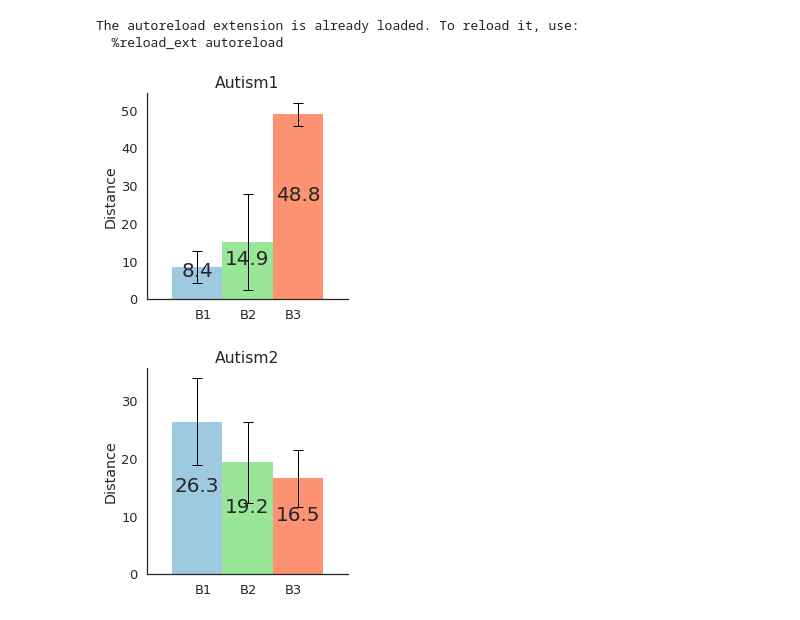
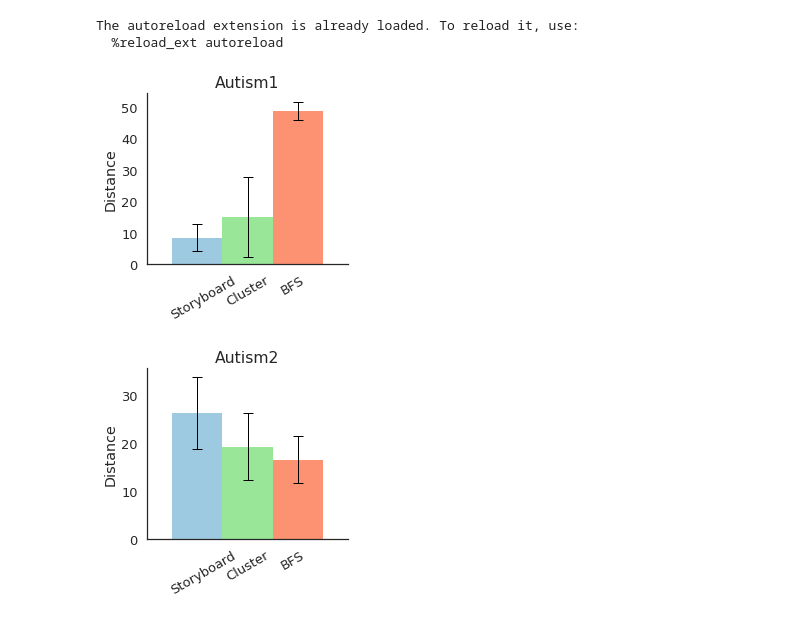
Before and after one commit to dorisjlee/viz-summarization, a Jupyter notebook: ipynb/User Study Results and Paper Statistics.ipynb, the cells around one changed output. Drawn from its saved outputs; the diff is of its cells as text; code cells hidden in the pictures.

```diff
--- a/ipynb/User Study Results and Paper Statistics.ipynb
+++ b/ipynb/User Study Results and Paper Statistics.ipynb
@@ -257,13 +234,17 @@ The autoreload extension is already loaded. To reload it, use:
   %reload_ext autoreload
 # %%
 result = compute_prediction_distances("Prediction1(Autism).csv","Autism1")
-bar_chart(list(result["Distance"].values),list(result["Task"].values),title="Autism1",yErrs=list(result["SD"].values/2.), ytitle="Distance",fixed_ylim=False)
+bar_chart(list(result["Distance"].values),["Storyboard","Cluster","BFS"],title="Autism1",
+          yErrs=list(result["SD"].values/2.), ytitle="Distance", fixed_ylim=False, rotation=30,
+          autolabel_flag =False, filename="Autism1")
 # %% [output]
-[figure, old version]
+[figure, new version]
 # %%
 result = compute_prediction_distances("Prediction2(Autism).csv","Autism2")
-bar_chart(list(result["Distance"].values),list(result["Task"].values),yErrs=list(result["SD"].values/2.),title="Autism2", ytitle="Distance",fixed_ylim=False)
+bar_chart(list(result["Distance"].values),["Storyboard","Cluster","BFS"],title="Autism2",
+          yErrs=list(result["SD"].values/2.), ytitle="Distance",fixed_ylim=False, rotation=30,
+          autolabel_flag =False, filename="Autism2")
 # %% [output]
-[figure, old version]
+[figure, new version]
 # %%
 result = compute_prediction_distances("Prediction1(Police).csv","Police1")
```
Also changed, not shown: parts of 30 cells of this notebook, 5 other files.
